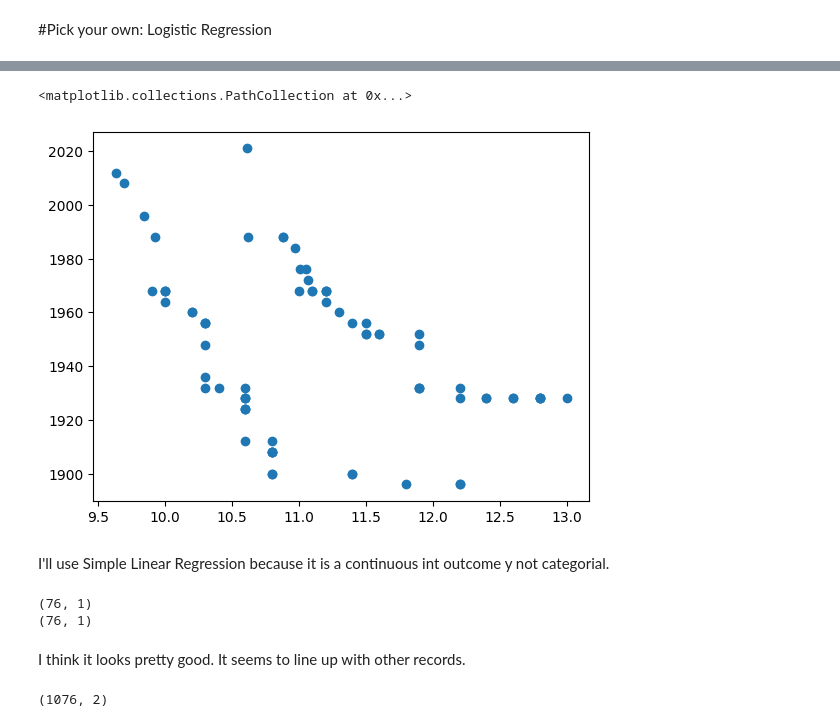
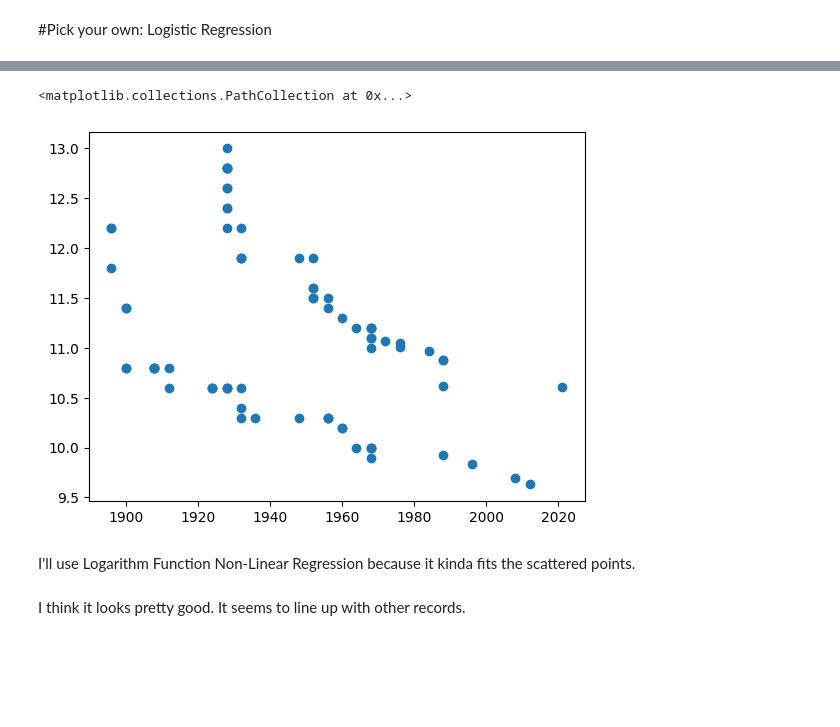
Before and after one commit to gottanned/Operational-Research, a Jupyter notebook: OR_2.ipynb, the cells around one changed output, grey strips where cells are left out. Drawn from its saved outputs; the diff is of its cells as text; code cells hidden in the pictures; blank space fills up the shorter version.

```diff
--- a/OR_2.ipynb
+++ b/OR_2.ipynb
@@ -95,26 +114,9 @@ df = pa.read_csv('https://raw.githubusercontent.com/nurfnick/Data_Sets_For_Stats
 # %%
-plt.scatter(df['Time'],df['Games'])
+plt.scatter(df['Games'], df['Time'])
 # %% [output]
 <matplotlib.collections.PathCollection at 0x...>
-[figure, old version]
+[figure, new version]
 # %% [markdown]
-I'll use Simple Linear Regression because it is a continuous int outcome y not categorial.
+I'll use Logarithm Function Non-Linear Regression because it kinda fits the scattered points.
-# %%
-X = np.array(df.Games).reshape(-1, 1)
-y = np.array(df.Time).reshape(-1, 1)
-
-#regrr = linear_model.LinearRegression()
-#regrr.fit(X, y)
-
-#predict2024 = regrr.predict(np.array([[2024]]).reshape(-1, 1))
-#predict2030 = regrr.predict(np.array([[2030]]).reshape(-1, 1))
-
-#print("Prediction for 2024: ", predict2024)
-#print("Prediction for 2030: ", predict2030)
-print(np.shape(X))
-print(np.shape(y))
-# %% [output]
-(76, 1)
-(76, 1)
 # %% [markdown]
 I think it looks pretty good. It seems to line up with other records.
@@ -128,7 +122,0 @@ def quadratic_func(x, a, b, c):
-# %%
-np.random.seed(0)
-a = np.linspace(-5, 5, num=50)
-b = 2.0 + 1.5 * x + 3.0 * x**2 + np.random.normal(scale=3.0, size=x.shape)
-print(np.shape(b))
-# %% [output]
-(1076, 2)
```
Also changed, not shown: parts of 11 cells of this notebook.
